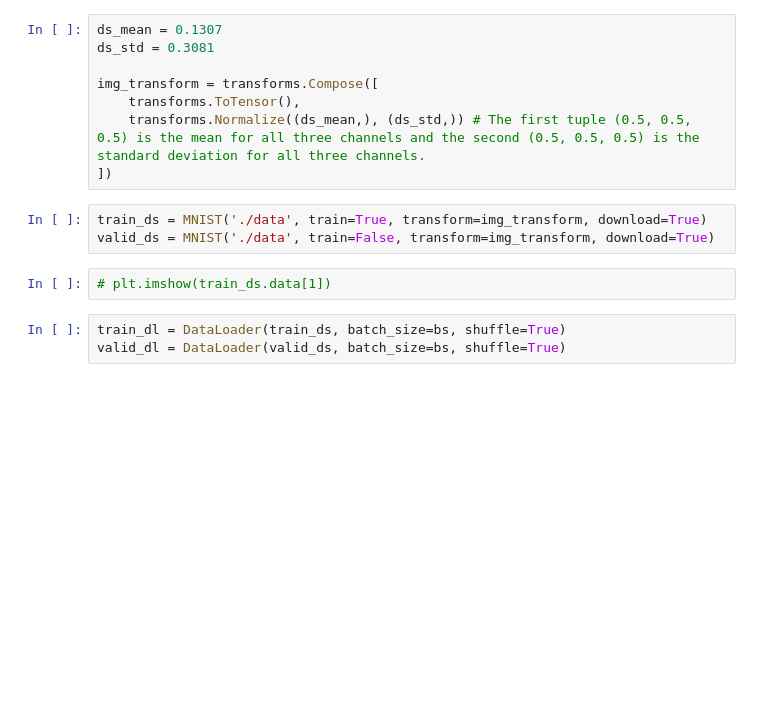
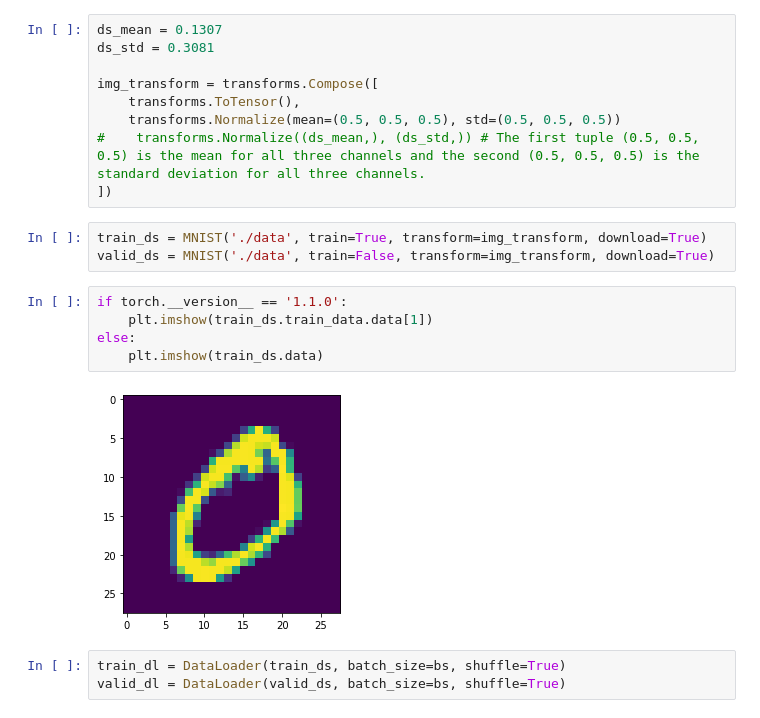
Before and after one commit to andreamunafo/friendly-robot, a Jupyter notebook: notebooks/08-generative-adversarial-networks.ipynb, the cells around one changed output. Saved outputs shown, nothing was run; the diff lists cells and outputs as text; blank space fills up the shorter version.

```diff
--- a/notebooks/08-generative-adversarial-networks.ipynb
+++ b/notebooks/08-generative-adversarial-networks.ipynb
@@ -86,13 +86,19 @@ ds_std = 0.3081
 
 img_transform = transforms.Compose([
     transforms.ToTensor(),
-    transforms.Normalize((ds_mean,), (ds_std,)) # The first tuple (0.5, 0.5, 0.5) is the mean for all three channels and the second (0.5, 0.5, 0.5) is the standard deviation for all three channels.
+    transforms.Normalize(mean=(0.5, 0.5, 0.5), std=(0.5, 0.5, 0.5))
+#    transforms.Normalize((ds_mean,), (ds_std,)) # The first tuple (0.5, 0.5, 0.5) is the mean for all three channels and the second (0.5, 0.5, 0.5) is the standard deviation for all three channels.
 ])
 # %%
 train_ds = MNIST('./data', train=True, transform=img_transform, download=True)
 valid_ds = MNIST('./data', train=False, transform=img_transform, download=True)
-# %%
-# plt.imshow(train_ds.data[1])
+# %%
+if torch.__version__ == '1.1.0':
+    plt.imshow(train_ds.train_data.data[1])
+else:
+    plt.imshow(train_ds.data)
+# %% [output]
+[figure, added]
 # %%
 train_dl = DataLoader(train_ds, batch_size=bs, shuffle=True)
 valid_dl = DataLoader(valid_ds, batch_size=bs, shuffle=True)
```
Also changed, not shown: parts of 10 cells of this notebook.
